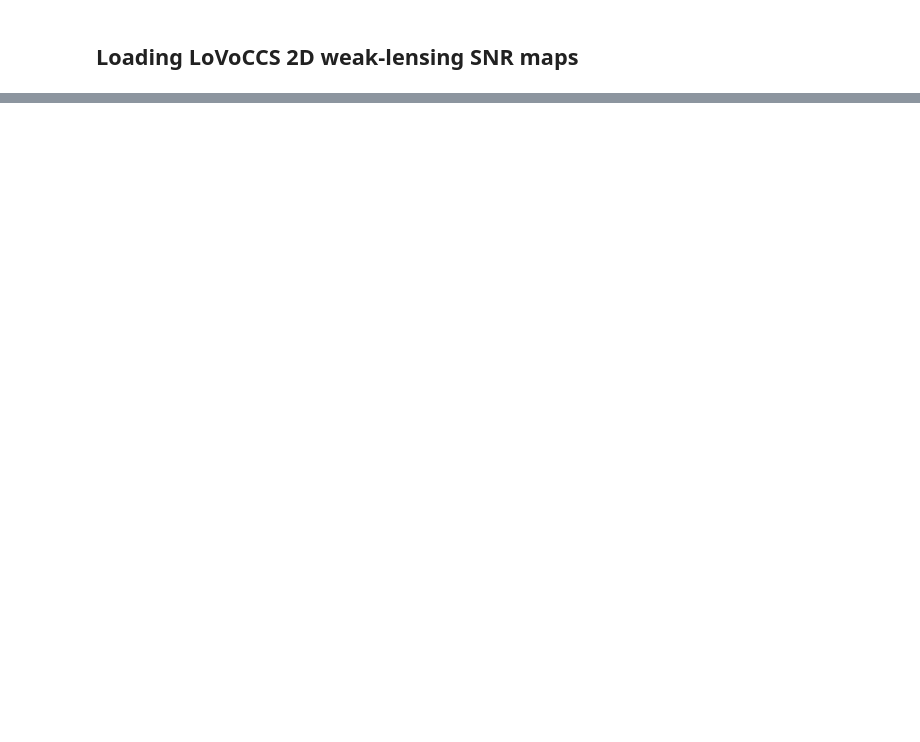
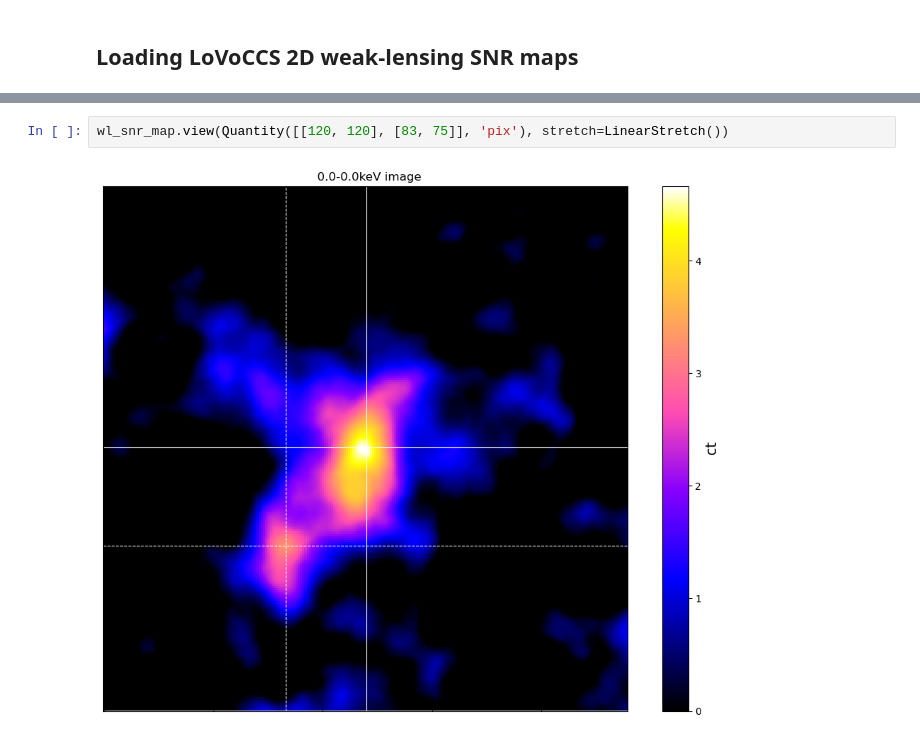
Before and after one commit to LoVoCCS/X-LoVoCCS-Analyses, a Jupyter notebook: notebooks/property_maps/xray_weaklensing_correlation.ipynb, the cells around one changed output, grey strips where cells are left out. Cells and saved outputs as stored; diff of their text form; blank space fills up the shorter version.

```diff
--- a/notebooks/property_maps/xray_weaklensing_correlation.ipynb
+++ b/notebooks/property_maps/xray_weaklensing_correlation.ipynb
@@ -87,0 +101,4 @@ TypeError: Image.view() got an unexpected keyword argument 'cmap'
+# %%
+wl_snr_map.view(Quantity([[120, 120], [83, 75]], 'pix'), stretch=LinearStretch())
+# %% [output]
+[figure, added]
```
Also changed, not shown: parts of 7 cells of this notebook.
